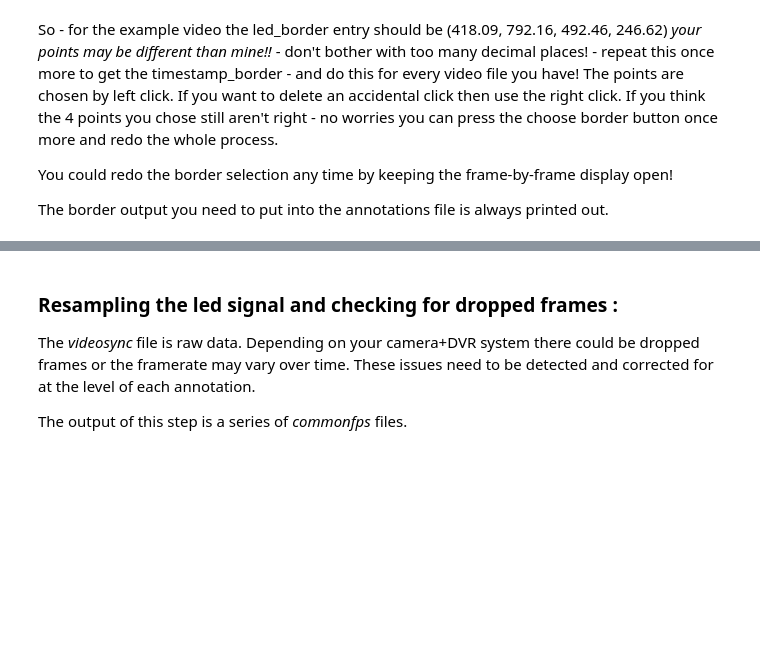
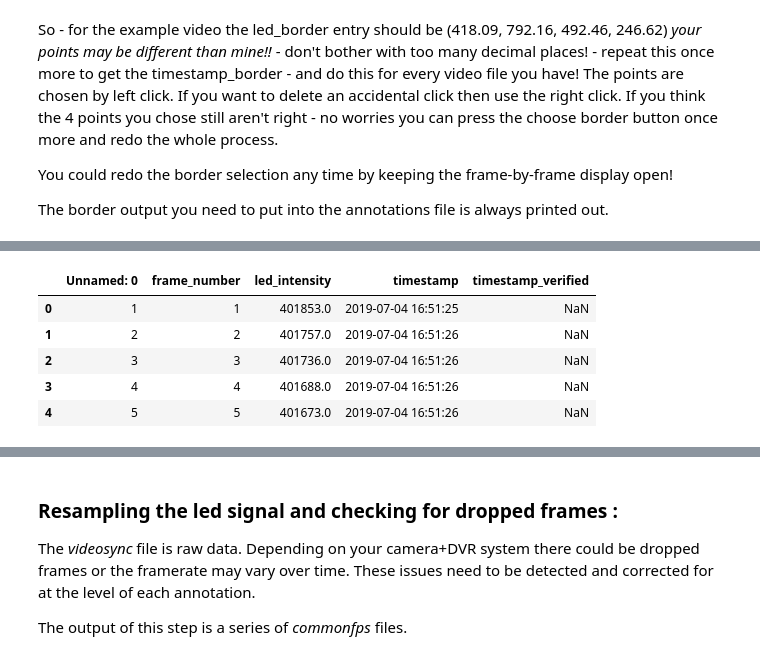
Before and after one commit to thejasvibr/match_audio_to_video, a Jupyter notebook: example_data/Run through tutorial - matching_audio_to_video.ipynb, the cells around one changed output, grey strips where cells are left out. Cells and saved outputs as stored; diff of their text form; code cells hidden in the pictures; blank space fills up the shorter version.

```diff
--- a/example_data/Run through tutorial - matching_audio_to_video.ipynb
+++ b/example_data/Run through tutorial - matching_audio_to_video.ipynb
@@ -54,0 +77,9 @@ display_framerate
+# %%
+video_data.head()
+# %% [output]
+|  | Unnamed: 0 | frame_number | led_intensity | timestamp | timestamp_verified |
+| 0 | 1 | 1 | 401853.0 | 2019-07-04 16:51:25 | NaN |
+| 1 | 2 | 2 | 401757.0 | 2019-07-04 16:51:26 | NaN |
+| 2 | 3 | 3 | 401736.0 | 2019-07-04 16:51:26 | NaN |
+| 3 | 4 | 4 | 401688.0 | 2019-07-04 16:51:26 | NaN |
+| 4 | 5 | 5 | 401673.0 | 2019-07-04 16:51:26 | NaN |
```
Also changed, not shown: parts of 21 cells of this notebook, 9 other files.
